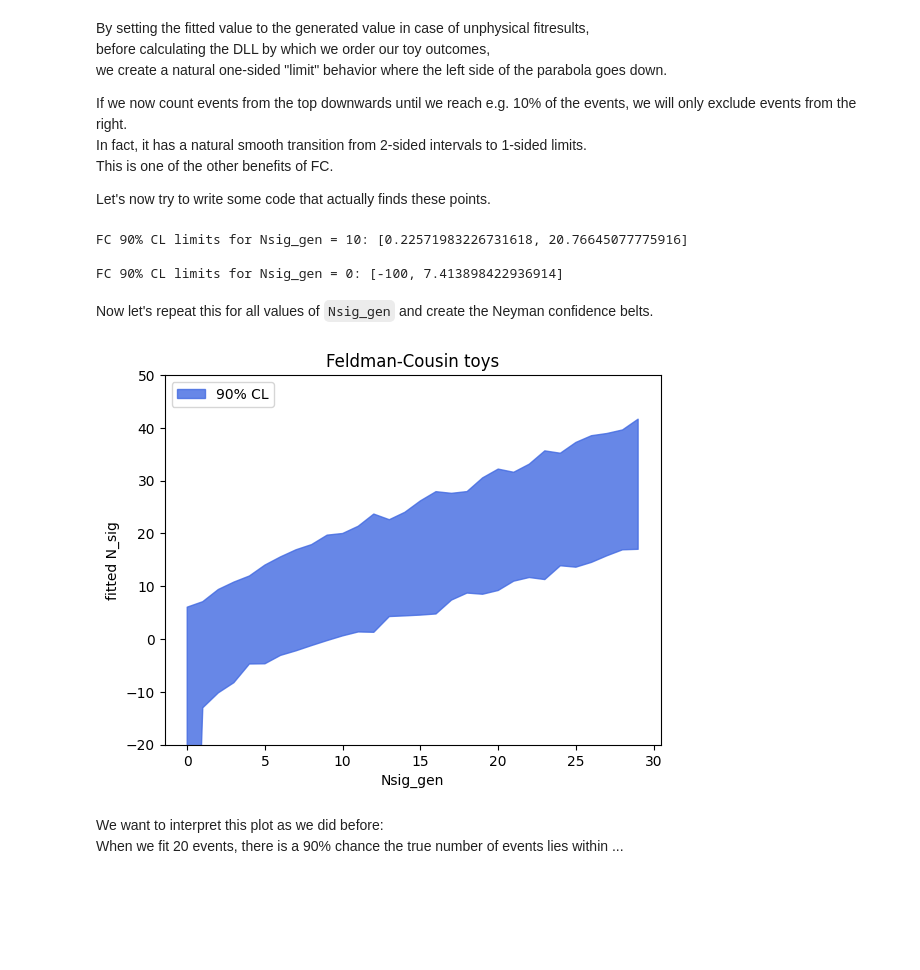
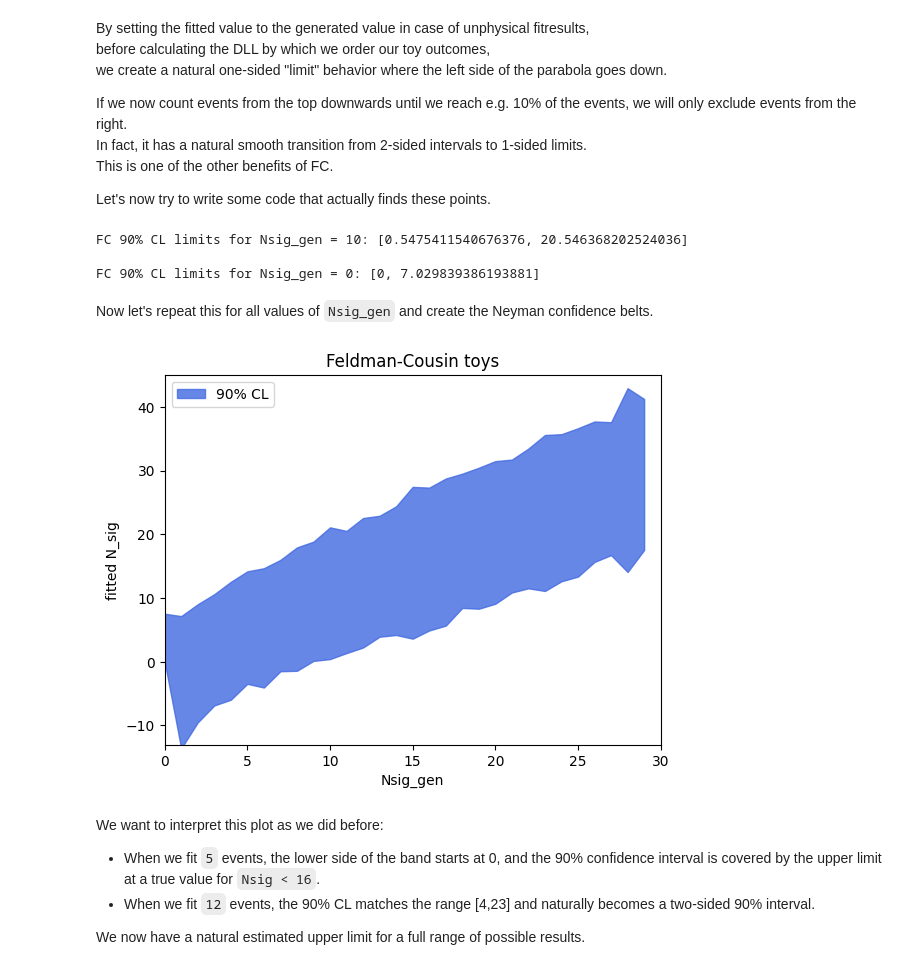
Before and after one commit to jackfrost373/PhysicsDataAnalysis, a Jupyter notebook: Statistics/FeldmanCousins.ipynb, the cells around one changed output. Cells and saved outputs as stored; diff of their text form; code cells hidden in the pictures; blank space fills up the shorter version.

```diff
--- a/Statistics/FeldmanCousins.ipynb
+++ b/Statistics/FeldmanCousins.ipynb
@@ -457,5 +457,5 @@ Let's repeat the above exercise varying `Nsig_gen`.
 # %%
-N_iters = 200
+N_iters = 500
 Nsig_gen_range = range(-5, 30, 1)
 # for good coverage, include negative signal Nsig_gen (could contribute to fitted Nsig = 0 after all)
 
@@ -761,7 +768,7 @@ This is one of the other benefits of FC.
 
 Let's now try to write some code that actually finds these points.
 # %%
-def fc_get_CL_from_pairs( fitval_array, dll_array, CLval = 0.90, Nsample=20 ) :
+def fc_get_CL_from_pairs( fitval_array, dll_array, CLval = 0.90, Nsample=25 ) :
     # Nsample is a stability parameter for averaging as we're sampling toys
 
     pairs = list(zip(fitval_array, dll_array))
@@ -781,7 +788,7 @@ def fc_get_CL_from_pairs( fitval_array, dll_array, CLval = 0.90, Nsample=20 ) :
     minmax = [ min(fittedvals), max(fittedvals) ]
 
     if( minmax[0] < minDLLval ) : return minmax
-    else : return [-100, minmax[1]]
+    else : return [0, minmax[1]]
 # %%
 CL_solution_10 = fc_get_CL_from_pairs( fitval_array_10, dll_array_10 )
 print("FC 90% CL limits for Nsig_gen = 10: {}".format(CL_solution_10))
@@ -789,9 +796,9 @@ print("FC 90% CL limits for Nsig_gen = 10: {}".format(CL_solution_10))
 CL_solution_0 = fc_get_CL_from_pairs( fitval_array_0, dll_array_0 )
 print("\nFC 90% CL limits for Nsig_gen = 0: {}".format(CL_solution_0))
 # %% [output]
-FC 90% CL limits for Nsig_gen = 10: [0.22571983226731618, 20.76645077775916]
+FC 90% CL limits for Nsig_gen = 10: [0.5475411540676376, 20.546368202524036]
 
-FC 90% CL limits for Nsig_gen = 0: [-100, 7.413898422936914]
+FC 90% CL limits for Nsig_gen = 0: [0, 7.029839386193881]
 # %% [markdown]
 Now let's repeat this for all values of `Nsig_gen` and create the Neyman confidence belts.
 # %%
@@ -812,15 +819,20 @@ CLvals_solutions = list(map(list, zip(*CLvals_solutions)))
 # %%
 #plt.plot(Nsig_gen_range, CLvals_solutions[1], color="blue", linestyle="dashed")
 plt.fill_between(Nsig_gen_range, CLvals_solutions[0], CLvals_solutions[1], alpha=0.8, color = "royalblue")
+#plt.fill_betweenx(CLvals_solutions[0], CLvals_solutions[1], Nsig_gen_range, alpha=0.8, color = "royalblue")
 
 plt.title("Feldman-Cousin toys")
 plt.xlabel("Nsig_gen")
 plt.ylabel("fitted N_sig")
 plt.legend(["90% CL"], loc="upper left")
-plt.ylim([-20,50])
+plt.xlim([0, 30])
+plt.ylim([-13,45])
 plt.show()
 # %% [output]
-[figure, old version]
+[figure, new version]
 # %% [markdown]
 We want to interpret this plot as we did before:
-When we fit 20 events, there is a 90% chance the true number of events lies within ...
+- When we fit `5` events, the lower side of the band starts at 0, and the 90% confidence interval is covered by the upper limit at a true value for `Nsig < 16`.
+- When we fit `12` events, the 90% CL matches the range [4,23] and naturally becomes a two-sided 90% interval.
+
+We now have a natural estimated upper limit for a full range of possible results.
```
Also changed, not shown: parts of 27 cells of this notebook.
